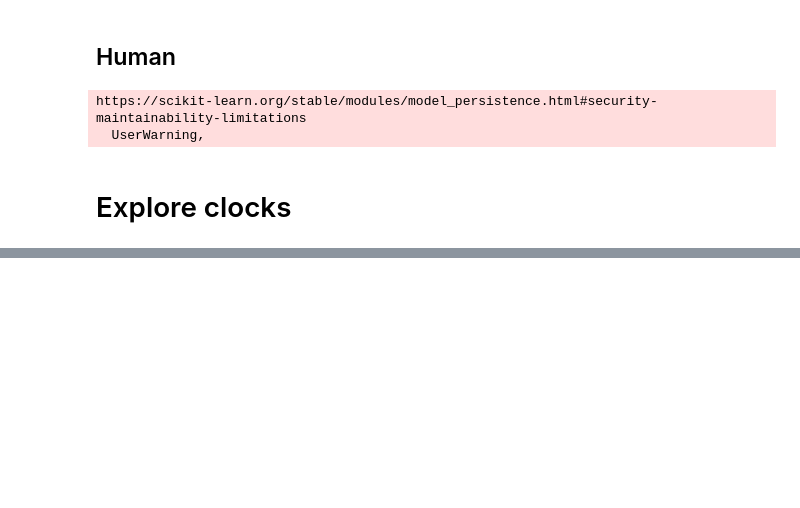
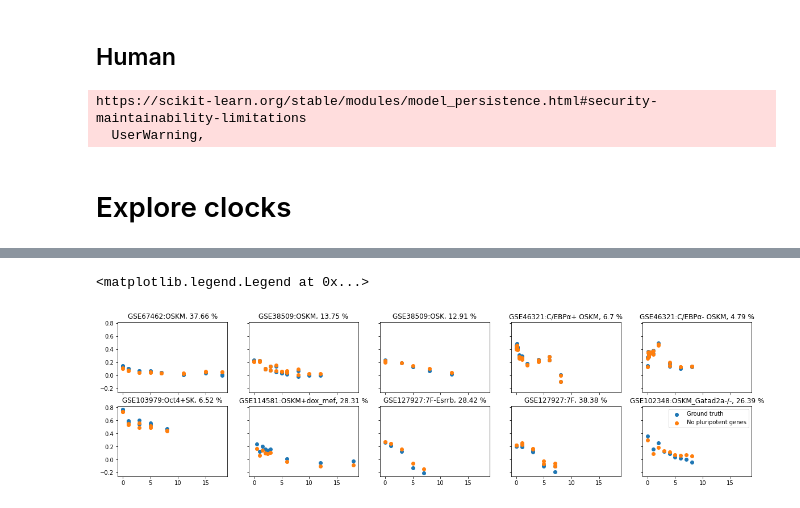
Before and after one commit to shappiron/Reprogramming_meta, a Jupyter notebook: clocks.ipynb, the cells around one changed output, grey strips where cells are left out. Cells and saved outputs as stored; diff of their text form; code cells hidden in the pictures; blank space fills up the shorter version.

```diff
--- a/clocks.ipynb
+++ b/clocks.ipynb
@@ -164,0 +212,17 @@ set(tmpdict['Aging_mouse_norm']).intersection(set(tmpdict['Aging_mouse_scaled'])
+# %%
+fig, axes = plt.subplots(2, 5, figsize=(20, 5), sharex=True, sharey=True)
+for ax, (ds, v) in zip(axes.flatten(), effects.items()):
+    sub_time = effects[ds]['time']
+    ground_pred = effects[ds]['gnd']
+    new_pred = effects[ds]['npl']
+    pval = v['pval']
+
+    max_effect = max(abs(new_pred - ground_pred)) / max(ground_pred) * 100
+
+    ax.set_title("%s, %s %%" % (ds, str(round(max_effect, 2))))
+    ax.scatter(sub_time, ground_pred, label='Ground truth')
+    ax.scatter(sub_time, new_pred, label='No pluripotent genes')
+plt.legend()
+# %% [output]
+<matplotlib.legend.Legend at 0x...>
+[figure, added]
```
Also changed, not shown: parts of 34 cells of this notebook, 3 other files.
